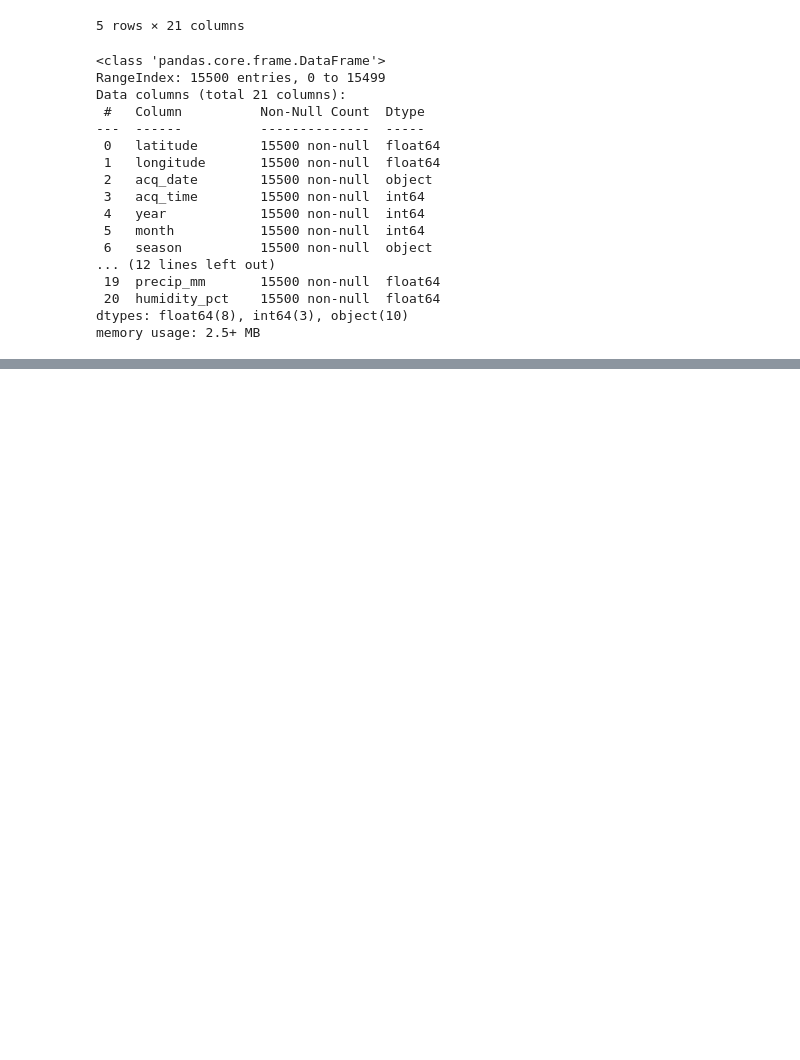
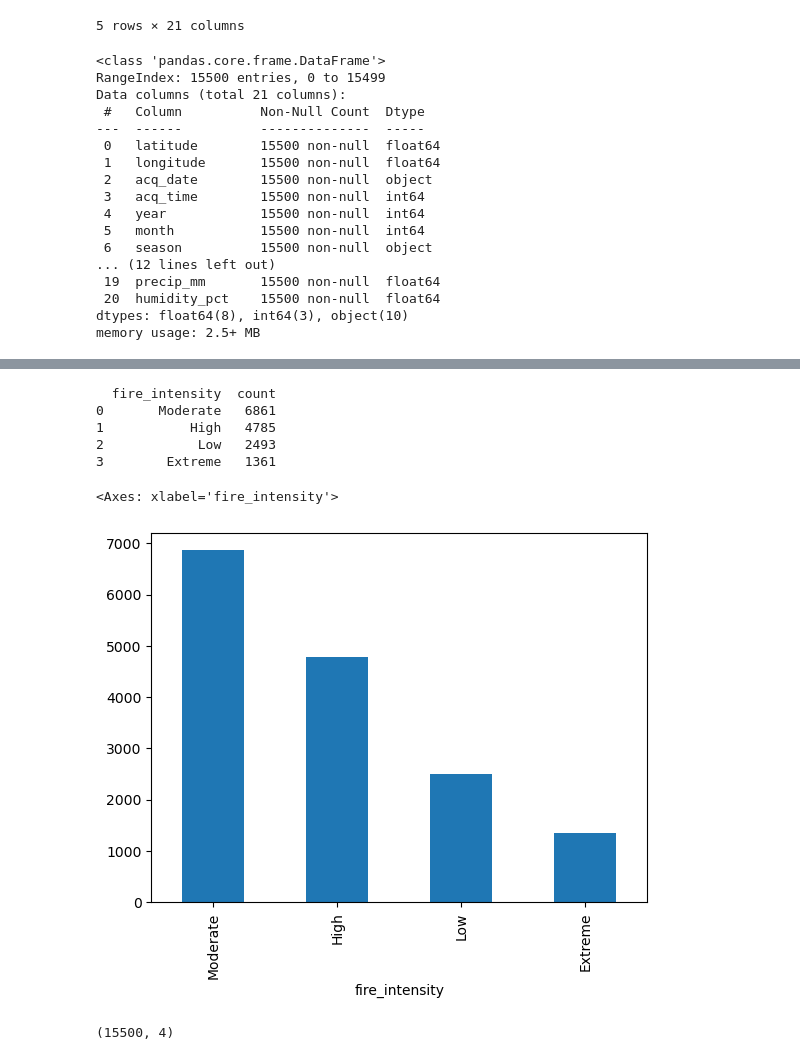
Before and after one commit to carmencnles/CEIABD, a Jupyter notebook: SAA/3ºEVA/TrabajoMatrizdeConfusion/Trabajo_Carmen.ipynb, the cells around one changed output, grey strips where cells are left out. Saved outputs shown, nothing was run; the diff lists cells and outputs as text; code cells hidden in the pictures; blank space fills up the shorter version.

```diff
--- a/SAA/3ºEVA/TrabajoMatrizdeConfusion/Trabajo_Carmen.ipynb
+++ b/SAA/3ºEVA/TrabajoMatrizdeConfusion/Trabajo_Carmen.ipynb
@@ -47,7 +67,3 @@ df.describe()
 | 50% | 10.477350 | 34.807950 | 1200.000000 | 2025.000000 | 8.000000 | 335.170000 | 35.445000 | 35.200000 | 12.500000 | ... |
 | 75% | 30.104450 | 95.064200 | 1756.000000 | 2025.000000 | 9.000000 | 346.670000 | 83.720000 | 39.200000 | 24.700000 | ... |
 | max | 69.982600 | 153.987500 | 2359.000000 | 2025.000000 | 12.000000 | 574.860000 | 3000.000000 | 55.500000 | 188.800000 | ... |
-# %%
-df = pd.read_csv("incendios-forestales.csv")
-
-df.head()
@@ -55,0 +92,14 @@ ParserError: Error tokenizing data. C error: Expected 1 fields in line 28, saw 2
+# %%
+#Se observa un fuerte desbalance de clases. Esto implica que la Matriz de Confusión podría mostrar una alta precisión en la clase 'Low', pero debemos vigilar de cerca la clase 'Extreme',
+#ya que el modelo tendrá menos ejemplos para aprender a identificarla
+tabla_distribucion = df['fire_intensity'].value_counts().reset_index()
+print(tabla_distribucion)
+df['fire_intensity'].value_counts().plot(kind='bar')
+# %% [output]
+  fire_intensity  count
+0       Moderate   6861
+1           High   4785
+2            Low   2493
+3        Extreme   1361
+<Axes: xlabel='fire_intensity'>
+[figure, added]
@@ -55,0 +111,4 @@ ParserError: Error tokenizing data. C error: Expected 1 fields in line 28, saw 2
+# %%
+df.shape
+# %% [output]
+(15500, 4)
```
Also changed, not shown: parts of 7 cells of this notebook, 3 other files.
